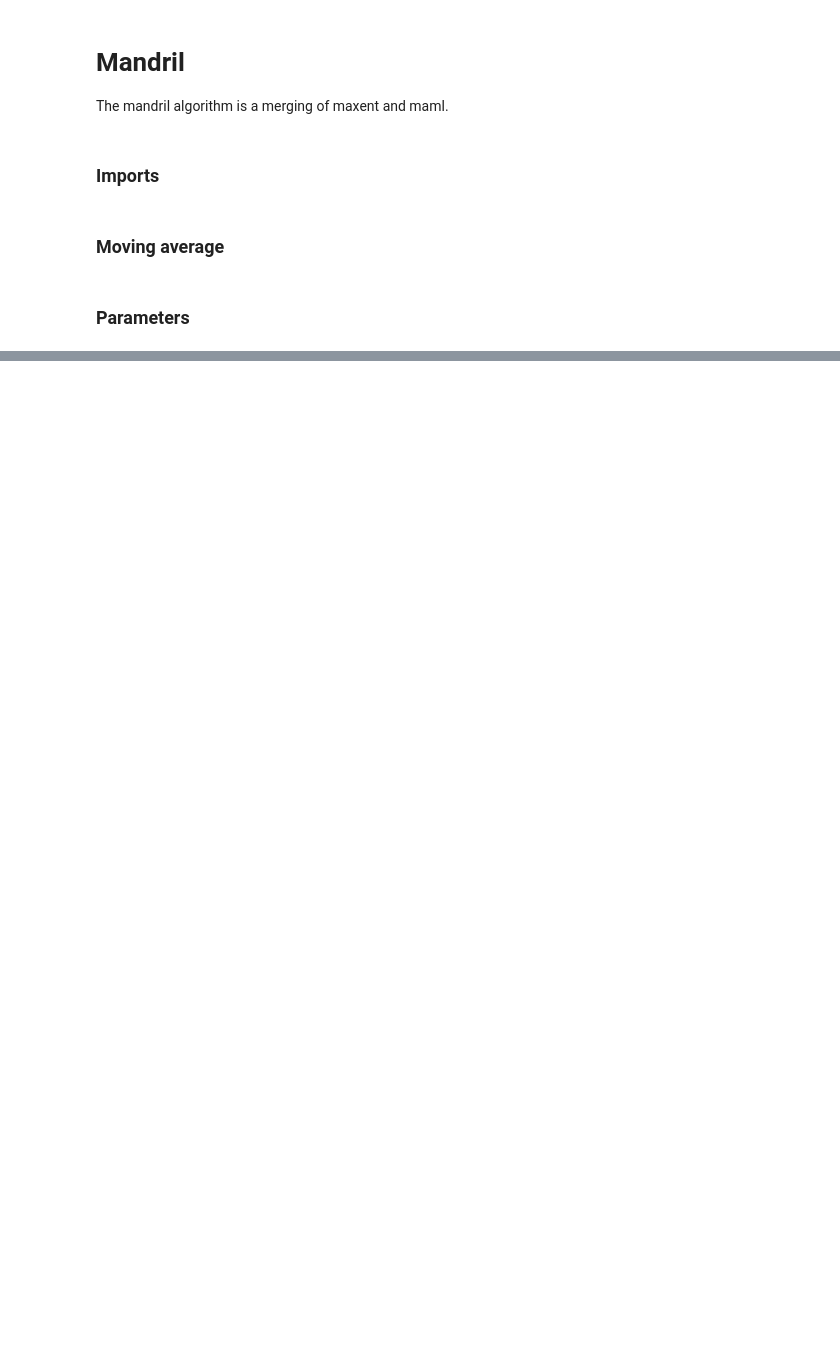
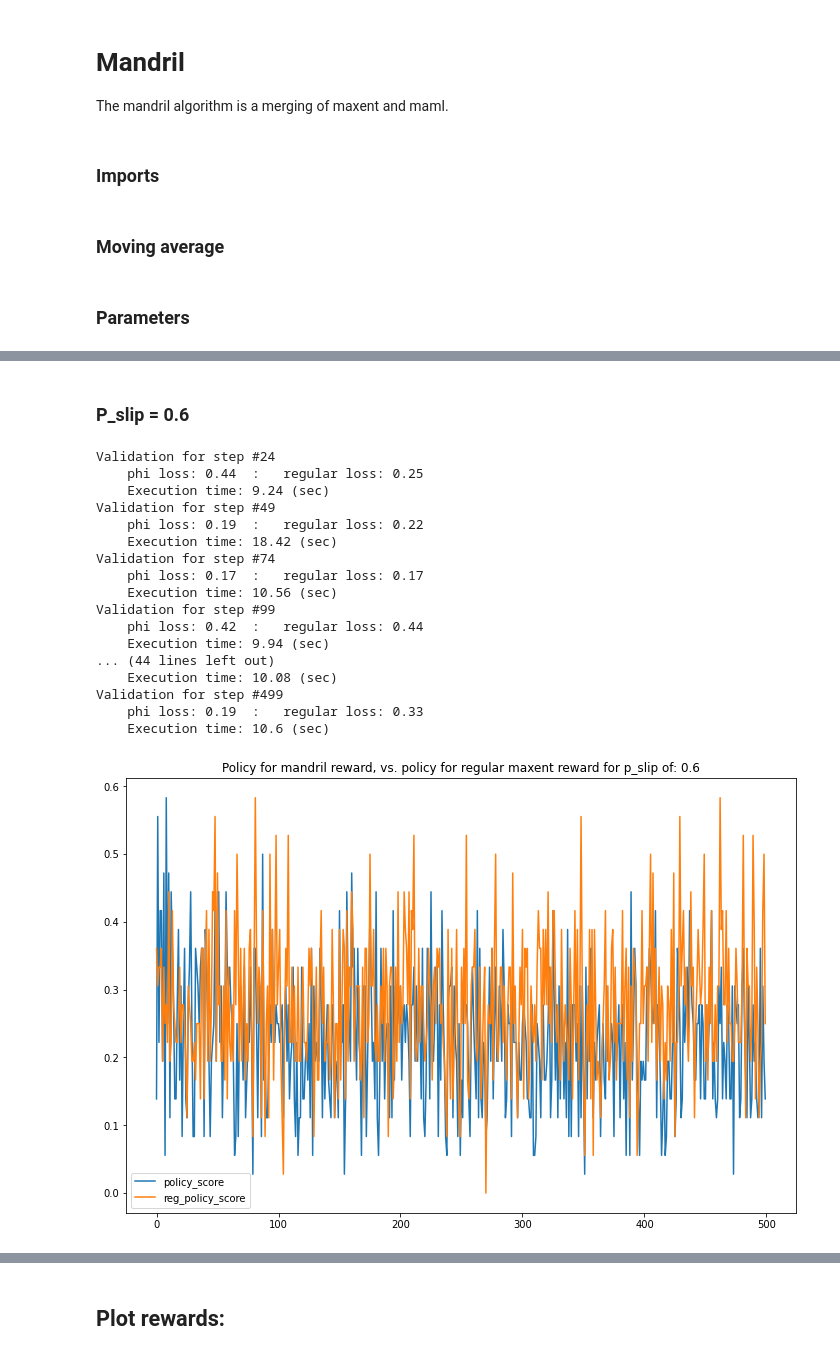
Before and after one commit to gthecht/mandril-project, a Jupyter notebook: src/mandril.ipynb, the cells around one changed output, grey strips where cells are left out. Drawn from its saved outputs; the diff is of its cells as text; code cells hidden in the pictures; blank space fills up the shorter version.

```diff
--- a/src/mandril.ipynb
+++ b/src/mandril.ipynb
@@ -306,0 +146,23 @@ theta, reward, maml_reward, reg_reward, world = maml_iteration(
+# %% [markdown]
+### P_slip = 0.6
+# %%
+data_06_naive, valid_data_06_naive = runMaml(N, batch_size, meta_lr, size, p_slip=0.6, validate_step=validate_step, model="Naive")
+# %% [output]
+Validation for step #24
+    phi loss: 0.44  :   regular loss: 0.25
+    Execution time: 9.24 (sec)
+Validation for step #49
+    phi loss: 0.19  :   regular loss: 0.22
+    Execution time: 18.42 (sec)
+Validation for step #74
+    phi loss: 0.17  :   regular loss: 0.17
+    Execution time: 10.56 (sec)
+Validation for step #99
+    phi loss: 0.42  :   regular loss: 0.44
+    Execution time: 9.94 (sec)
+... (44 lines left out)
+    Execution time: 10.08 (sec)
+Validation for step #499
+    phi loss: 0.19  :   regular loss: 0.33
+    Execution time: 10.6 (sec)
+[figure, added]
@@ -306,0 +170,2 @@ theta, reward, maml_reward, reg_reward, world = maml_iteration(
+# %% [markdown]
+## Plot rewards:
```
Also changed, not shown: parts of 47 cells of this notebook.
